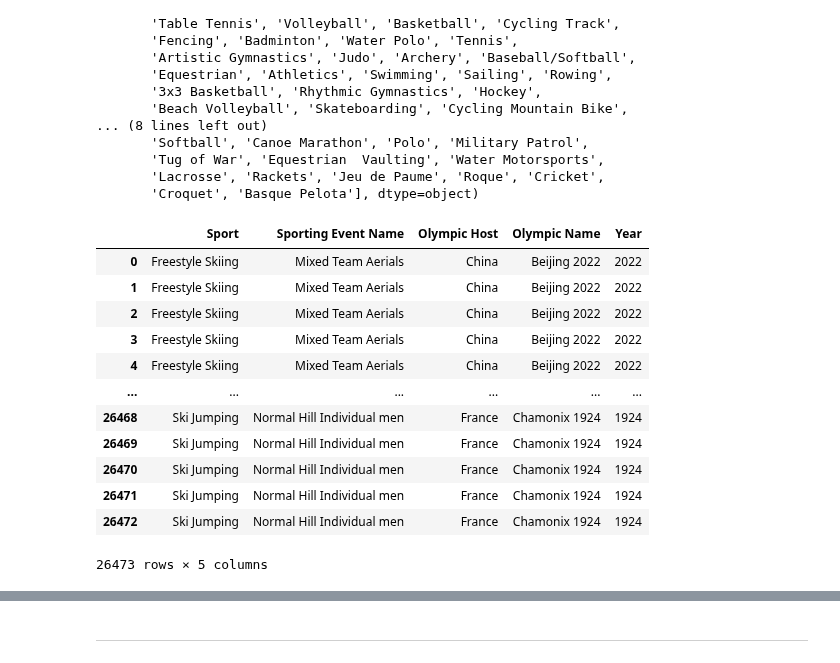
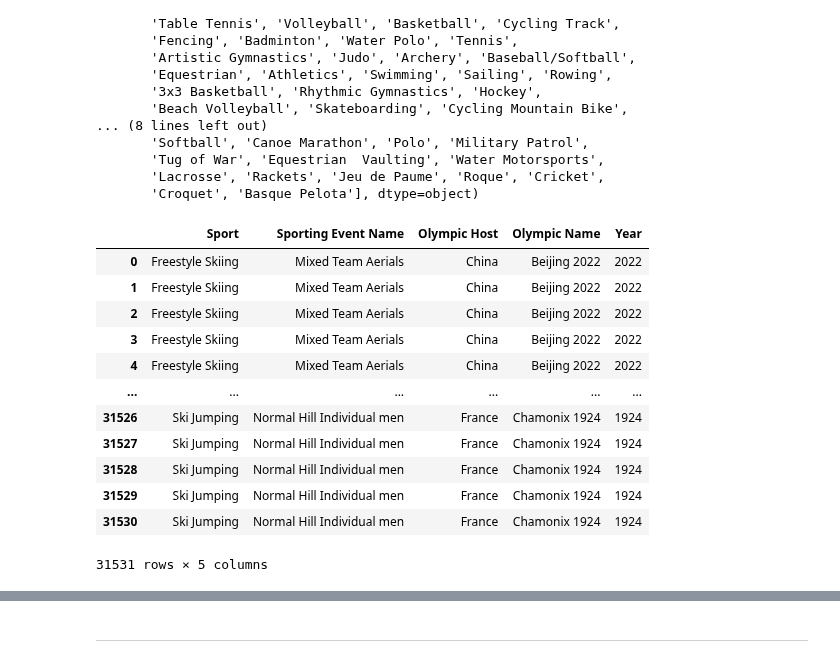
Before and after one commit to ubco-W2022T2-data301/project-group-group17, a Jupyter notebook: analysis/notebooks/analysis_dylan.ipynb, the cells around one changed output, grey strips where cells are left out. Saved outputs shown, nothing was run; the diff lists cells and outputs as text; code cells hidden in the pictures.

```diff
--- a/analysis/notebooks/analysis_dylan.ipynb
+++ b/analysis/notebooks/analysis_dylan.ipynb
@@ -108,6 +108,22 @@ array(['Curling', 'Freestyle Skiing', 'Short Track Speed Skating',
        'Croquet', 'Basque Pelota'], dtype=object)
 # %%
 def sportpopularity(data, *args):
+    """
+    Returns a dataframe with only the passed-in sports.
+
+    Parameters:
+    -----------
+    data:
+        The dataframe to extract information from.
+
+    *args:
+        Any number of sport names that you wish to look at.
+
+    Returns
+    -------
+    Dataframe
+    """
+
     sports = []
     for i in args:
         sports.append(i)
@@ -124,25 +140,25 @@ def sportpopularity(data, *args):
     return isolated_sports_df
 # %%
 ### Since we only want to look at the sports of Snowboarding and each skiing discipline, I want to make a dataframe
-### containing only these sports because snowboarding and skiing are the two winter sports I am interested in
+### containing only these sports
 
-Snow_and_Ski_df = sportpopularity(Research_df_merged_filtered, 'Snowboard', 'Freestyle Skiing', 'Ski Jumping',
+Snow_and_Ski_df = sportpopularity(Research1_df_merged_filtered, 'Snowboard','Biathlon', 'Freestyle Skiing', 'Ski Jumping',
                                   'Alpine Skiing', 'Cross Country Skiing', 'Nordic Combined')
 Snow_and_Ski_df
 # %% [output]
 |  | Sport | Sporting Event Name | Olympic Host | Olympic Name | Year |
 | 0 | Freestyle Skiing | Mixed Team Aerials | China | Beijing 2022 | 2022 |
 | 1 | Freestyle Skiing | Mixed Team Aerials | China | Beijing 2022 | 2022 |
 | 2 | Freestyle Skiing | Mixed Team Aerials | China | Beijing 2022 | 2022 |
 | 3 | Freestyle Skiing | Mixed Team Aerials | China | Beijing 2022 | 2022 |
 | 4 | Freestyle Skiing | Mixed Team Aerials | China | Beijing 2022 | 2022 |
 | ... | ... | ... | ... | ... | ... |
-| 26468 | Ski Jumping | Normal Hill Individual men | France | Chamonix 1924 | 1924 |
-| 26469 | Ski Jumping | Normal Hill Individual men | France | Chamonix 1924 | 1924 |
-| 26470 | Ski Jumping | Normal Hill Individual men | France | Chamonix 1924 | 1924 |
-| 26471 | Ski Jumping | Normal Hill Individual men | France | Chamonix 1924 | 1924 |
-| 26472 | Ski Jumping | Normal Hill Individual men | France | Chamonix 1924 | 1924 |
+| 31526 | Ski Jumping | Normal Hill Individual men | France | Chamonix 1924 | 1924 |
+| 31527 | Ski Jumping | Normal Hill Individual men | France | Chamonix 1924 | 1924 |
+| 31528 | Ski Jumping | Normal Hill Individual men | France | Chamonix 1924 | 1924 |
+| 31529 | Ski Jumping | Normal Hill Individual men | France | Chamonix 1924 | 1924 |
+| 31530 | Ski Jumping | Normal Hill Individual men | France | Chamonix 1924 | 1924 |
-26473 rows × 5 columns
+31531 rows × 5 columns
 # %%
 Snow_and_Ski_grouped = Snow_and_Ski_df.groupby(by=['Year', 'Olympic Host', 'Sport'])[['Olympic Name']].count().reset_index()
 Snow_and_Ski_grouped.rename(columns={'Olympic Name' : 'Number of Participants'}, inplace=True)
```
Also changed, not shown: parts of 33 cells of this notebook.
